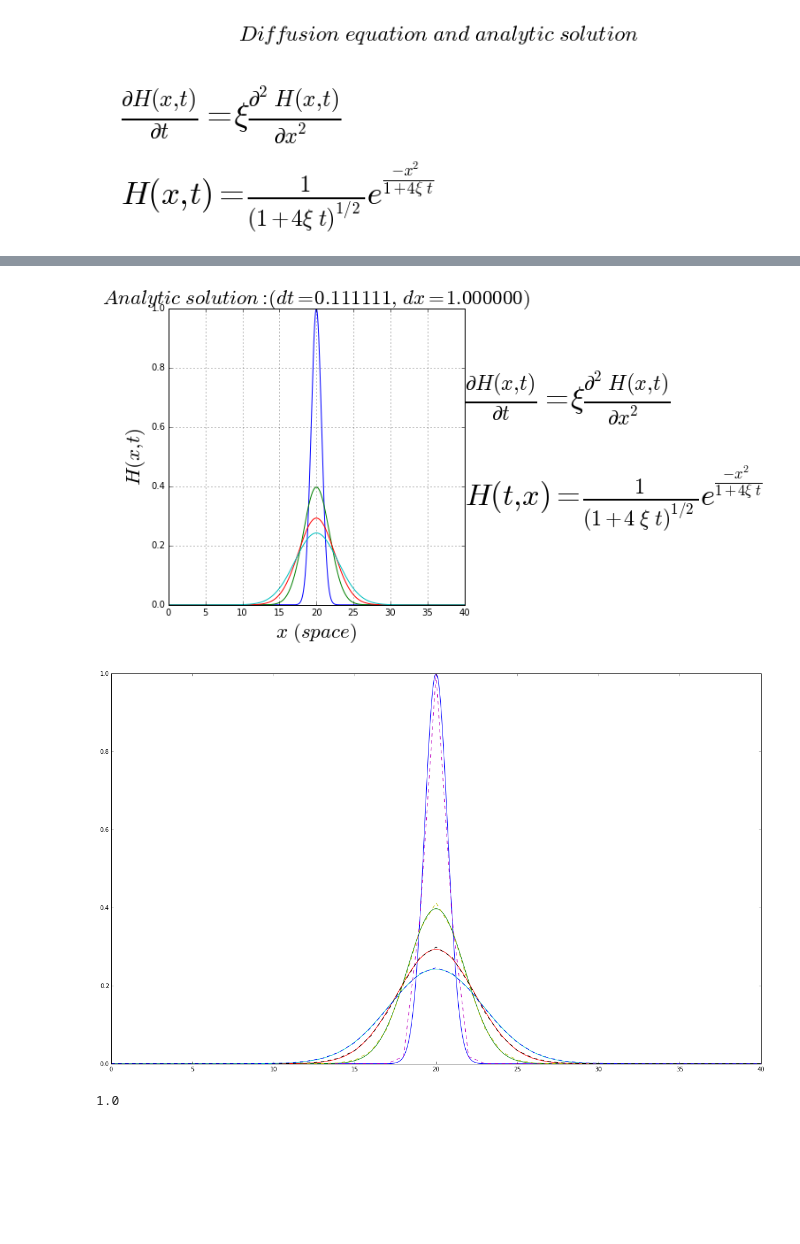
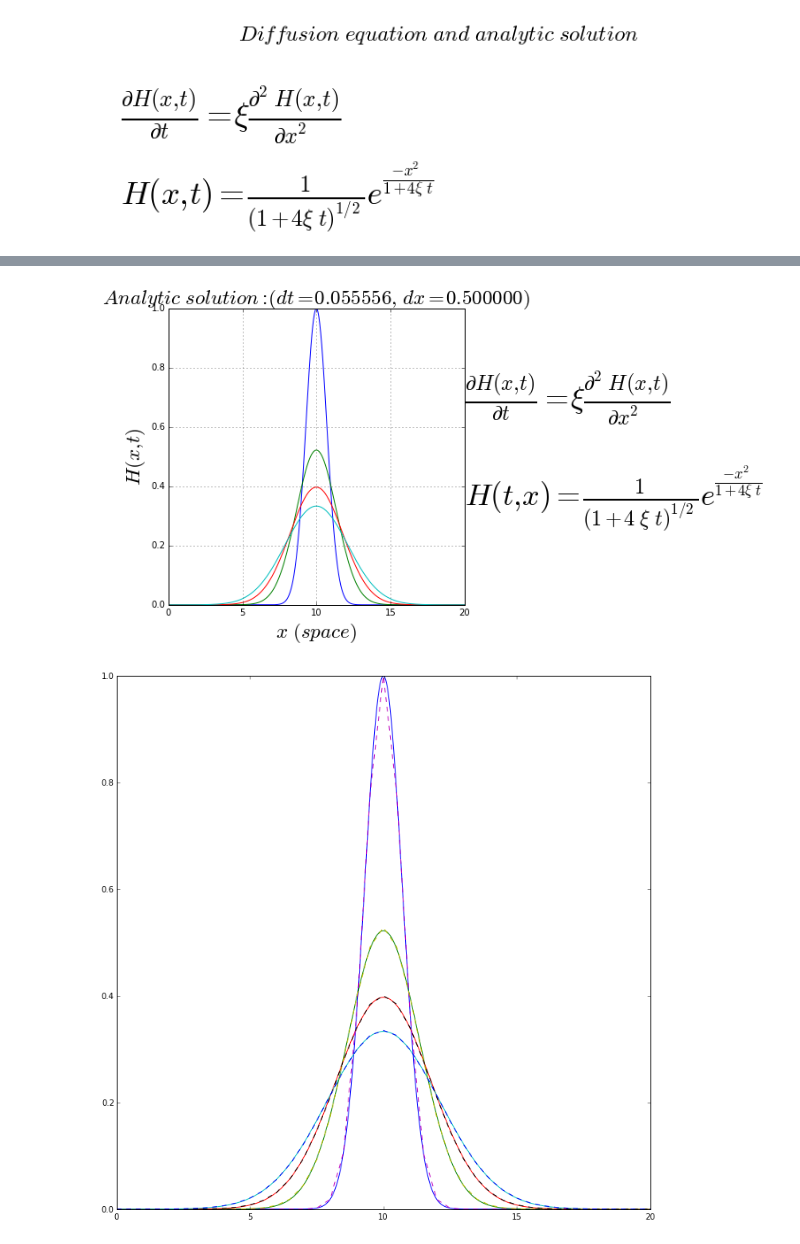
Before and after one commit to alvason/Diffusion-computation, a Jupyter notebook: diffusion-numerical.ipynb, the cells around one changed output, grey strips where cells are left out. Drawn from its saved outputs; the diff is of its cells as text; code cells hidden in the pictures; blank space fills up the shorter version.

```diff
--- a/diffusion-numerical.ipynb
+++ b/diffusion-numerical.ipynb
@@ -66,7 +104,7 @@ plt.show()
 # %%
 # Initial conditions
-minX = float(0); maxX = float(40);
-minT = float(0); maxT = float(40);
+minX = float(0); maxX = float(20);
+minT = float(0); maxT = float(20);
 
 resolution = 40;
 
@@ -171,38 +209,34 @@ total computational time = 0.012254
 # %%
-# Analytic solution
+# comparing with analytic solution
 resolutionA = 500;
 totalGPoint_TA = int(3*resolutionA + 1); totalGPoint_XA = int(3*resolutionA + 1);
 gridX_A = np.linspace(minX, maxX, totalGPoint_XA);
 gridT_A = np.linspace(minT, maxT, totalGPoint_TA);
 gridHtx_A = np.zeros([totalGPoint_TA, totalGPoint_XA]); # Define the space for analytic values
 
 for tn in range(totalGPoint_TA):
     for xn in range(totalGPoint_XA):
         gridHtx_A[tn,xn] = analyticHtx(gridT_A[tn], gridX_A[xn])
 
 numberingFig = numberingFig + 1;
 plt.figure(numberingFig, figsize = AlvaFigSize);
 plt.plot(gridX_A[:], gridHtx_A[0::resolutionA].T);
 plt.grid(True)
 plt.title(r'$Analytic \ solution: (dt = %f,\ dx = %f) $'%(dt, dx), fontsize = AlvaFontSize);
 plt.xlabel(r'$x \ (space)$', fontsize = AlvaFontSize);
 plt.ylabel(r'$H(x,t)$', fontsize = AlvaFontSize)
 plt.text(maxX, 2.0/3, r'$ \frac{\partial H(x,t)}{\partial t}=\xi \
          \frac{\partial^2 H(x,t)}{\partial x^2} $', fontsize = 1.5*AlvaFontSize)
 plt.text(maxX, 1.0/3, r'$H(t,x) = \frac{1}{(1 + 4 \ \xi \ t)^{1/2}} \
          e^\frac{-x^2}{1 + 4 \xi \ t}}$', fontsize = 1.5*AlvaFontSize);
 plt.show();
 
 
 numberingFig = numberingFig + 1;
-plt.figure(numberingFig, figsize = (20,12));
+plt.figure(numberingFig, figsize = (12,12));
 plt.plot(gridX_A[:], gridHtx_A[0::resolutionA].T)
 plt.plot(gridX[:], gridHtx[0::resolution*3].T, linestyle = 'dashed');
 plt.show()
 # %% [output]
-[figure, old version]
+[figure, new version]
-[figure, old version]
+[figure, new version]
-# %%
-dx
-# %% [output]
-1.0
```
Also changed, not shown: parts of 2 cells of this notebook, 2 other files.
